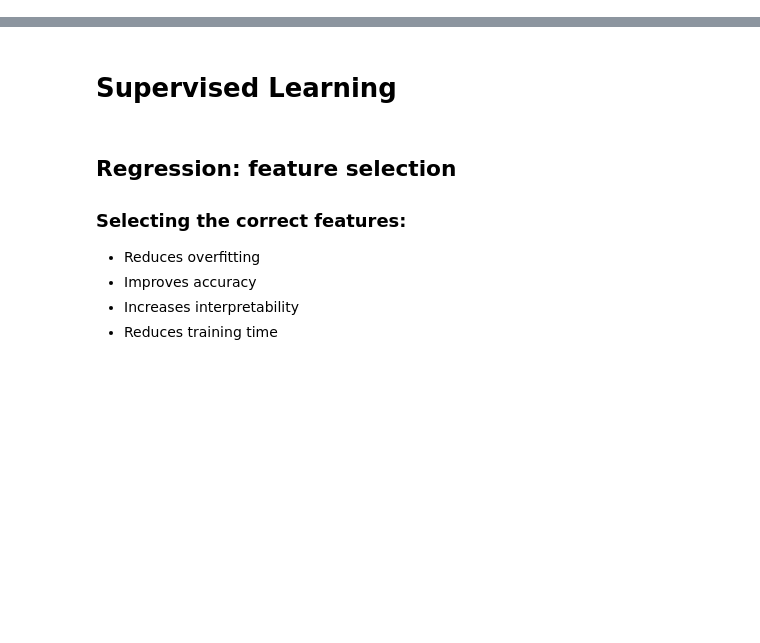
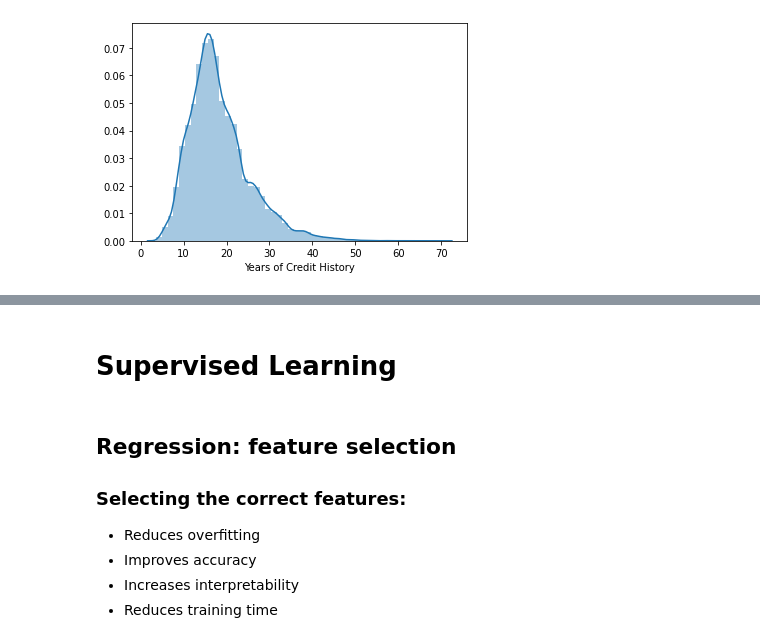
Before and after one commit to randy-tsukemen/Data_science_roadmap, a Jupyter notebook: Practicing_Machine_Learning.ipynb, the cells around one changed output, grey strips where cells are left out. Drawn from its saved outputs; the diff is of its cells as text; code cells hidden in the pictures; blank space fills up the shorter version.

```diff
--- a/Practicing_Machine_Learning.ipynb
+++ b/Practicing_Machine_Learning.ipynb
@@ -2,0 +176,10 @@
+# %%
+# Subset loan_data
+cr_yrs = loan_data['Years of Credit History']
+
+# Histogram and kernel density estimate
+plt.figure()
+sns.distplot(cr_yrs)
+plt.show()
+# %% [output]
+[figure, added]
```
Also changed, not shown: parts of 20 cells of this notebook.
